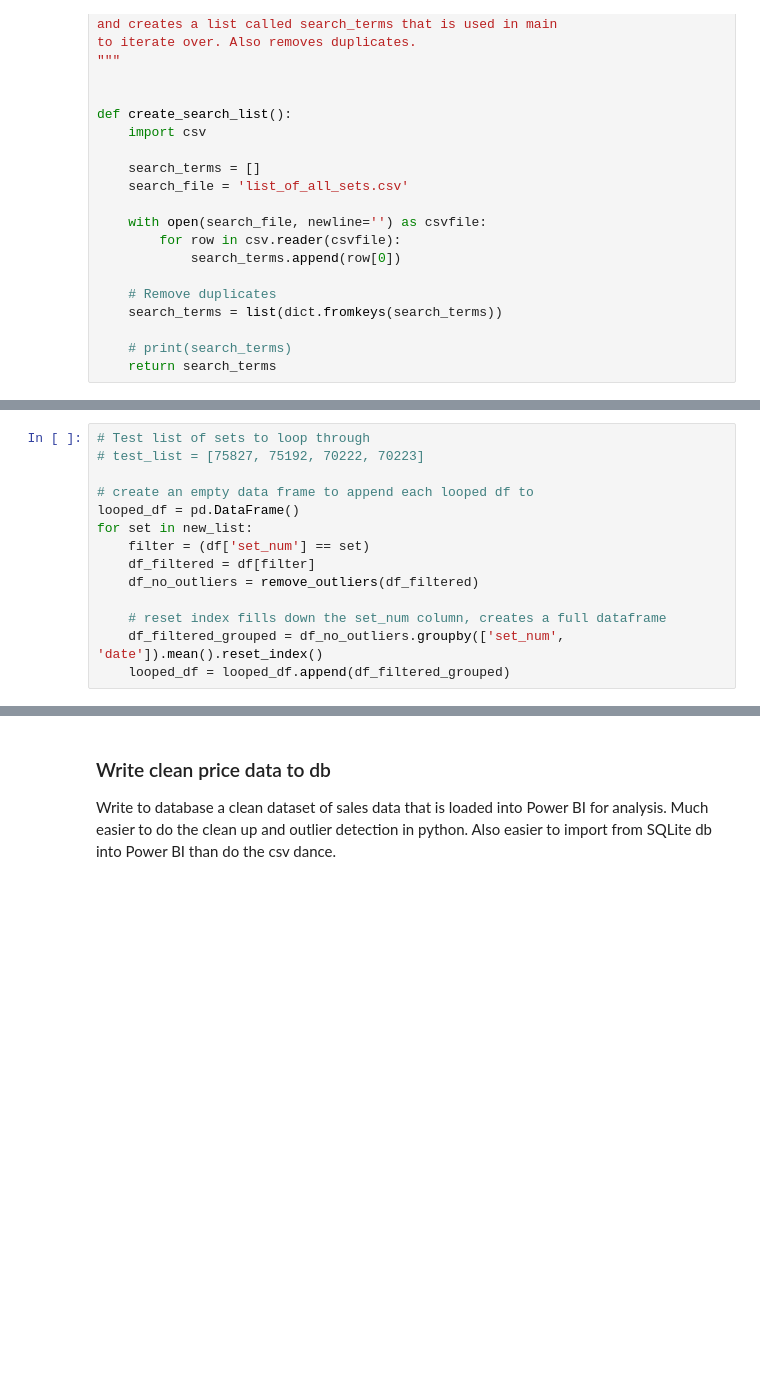
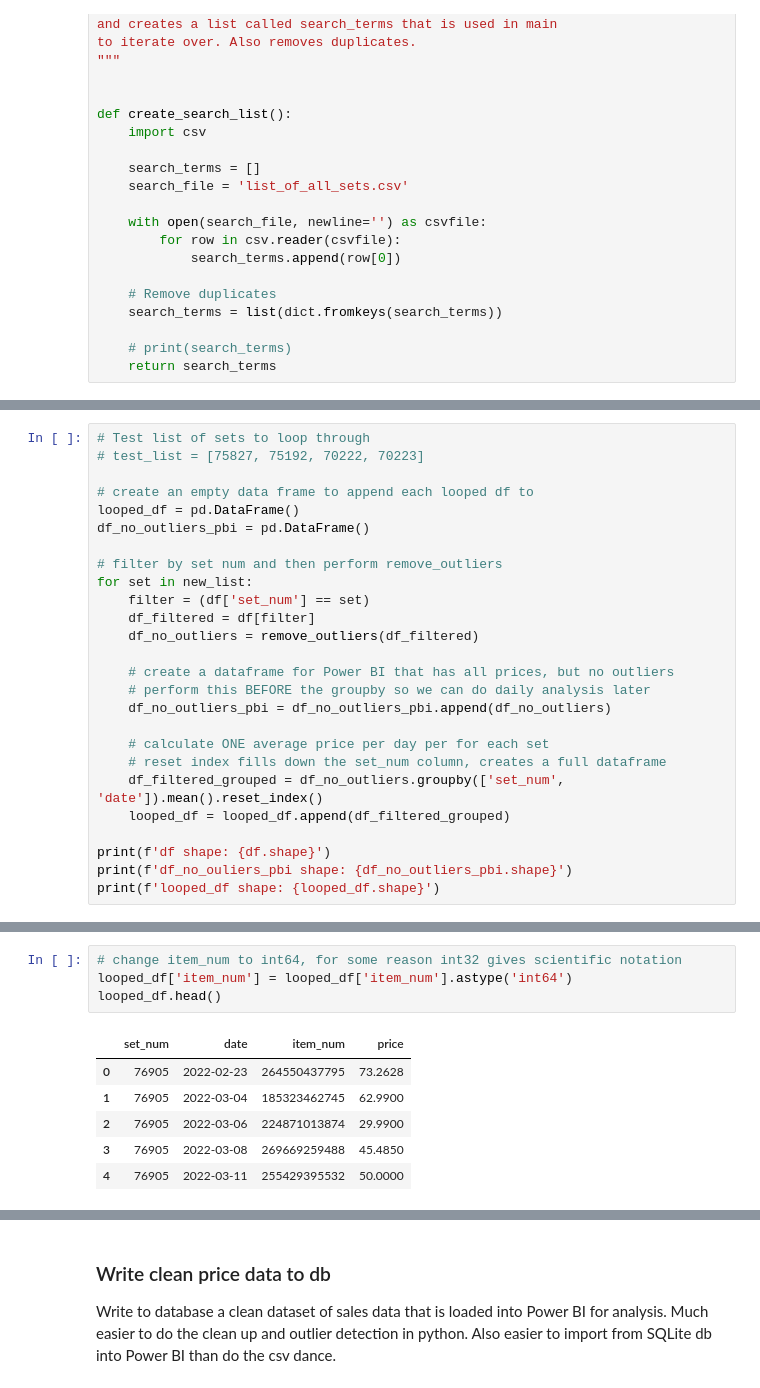
Before and after one commit to 33GuessSo88/EbayLegoWebscrape, a Jupyter notebook: Data Analysis/Lego_Data_Analysis.ipynb, the cells around one changed output, grey strips where cells are left out. Saved outputs shown, nothing was run; the diff lists cells and outputs as text; blank space fills up the shorter version.

Commit message:
create ebay_no_outliers_pbi table in db
needed for daily individual price analysis in pbi

```diff
--- a/Data Analysis/Lego_Data_Analysis.ipynb
+++ b/Data Analysis/Lego_Data_Analysis.ipynb
@@ -378,11 +425,23 @@ for value in list_of_sets:
 
 # create an empty data frame to append each looped df to
 looped_df = pd.DataFrame()
+df_no_outliers_pbi = pd.DataFrame()
+
+# filter by set num and then perform remove_outliers
 for set in new_list:
     filter = (df['set_num'] == set)
     df_filtered = df[filter]
     df_no_outliers = remove_outliers(df_filtered)
 
+    # create a dataframe for Power BI that has all prices, but no outliers
+    # perform this BEFORE the groupby so we can do daily analysis later
+    df_no_outliers_pbi = df_no_outliers_pbi.append(df_no_outliers)
+
+    # calculate ONE average price per day per for each set
     # reset index fills down the set_num column, creates a full dataframe
     df_filtered_grouped = df_no_outliers.groupby(['set_num', 'date']).mean().reset_index()
     looped_df = looped_df.append(df_filtered_grouped)
+
+print(f'df shape: {df.shape}')
+print(f'df_no_ouliers_pbi shape: {df_no_outliers_pbi.shape}')
+print(f'looped_df shape: {looped_df.shape}')
@@ -408,0 +475,11 @@ looped_df.head(50)
+# %%
+# change item_num to int64, for some reason int32 gives scientific notation
+looped_df['item_num'] = looped_df['item_num'].astype('int64')
+looped_df.head()
+# %% [output]
+|  | set_num | date | item_num | price |
+| 0 | 76905 | 2022-02-23 | 264550437795 | 73.2628 |
+| 1 | 76905 | 2022-03-04 | 185323462745 | 62.9900 |
+| 2 | 76905 | 2022-03-06 | 224871013874 | 29.9900 |
+| 3 | 76905 | 2022-03-08 | 269669259488 | 45.4850 |
+| 4 | 76905 | 2022-03-11 | 255429395532 | 50.0000 |
```
Also changed, not shown: parts of 27 cells of this notebook.
